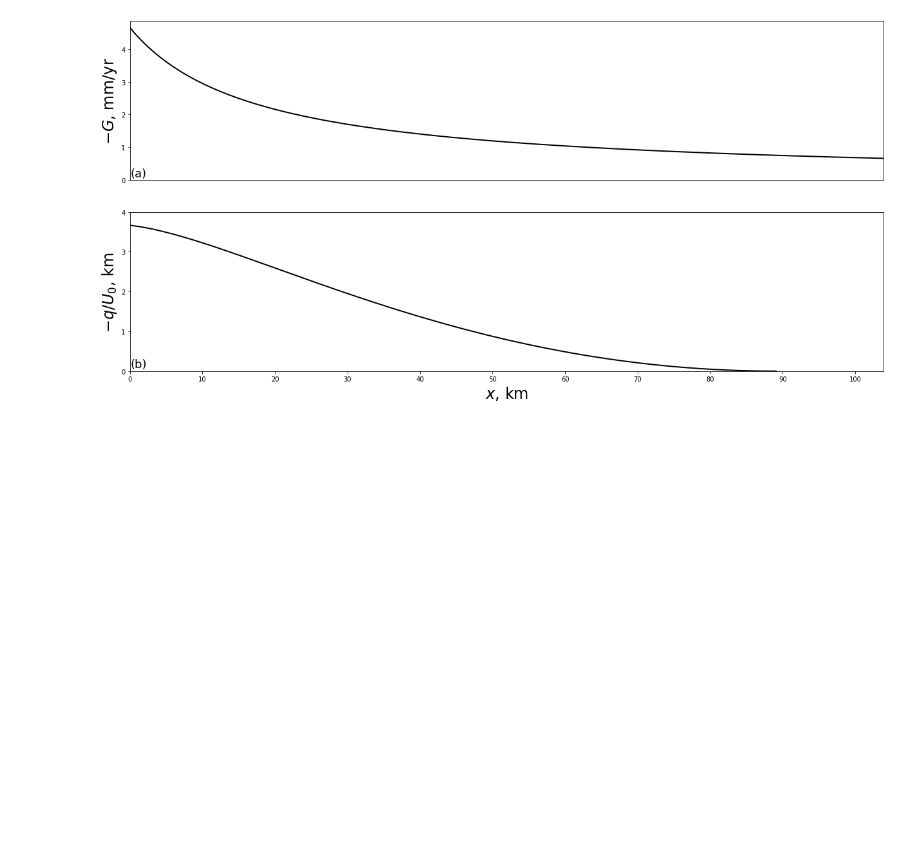
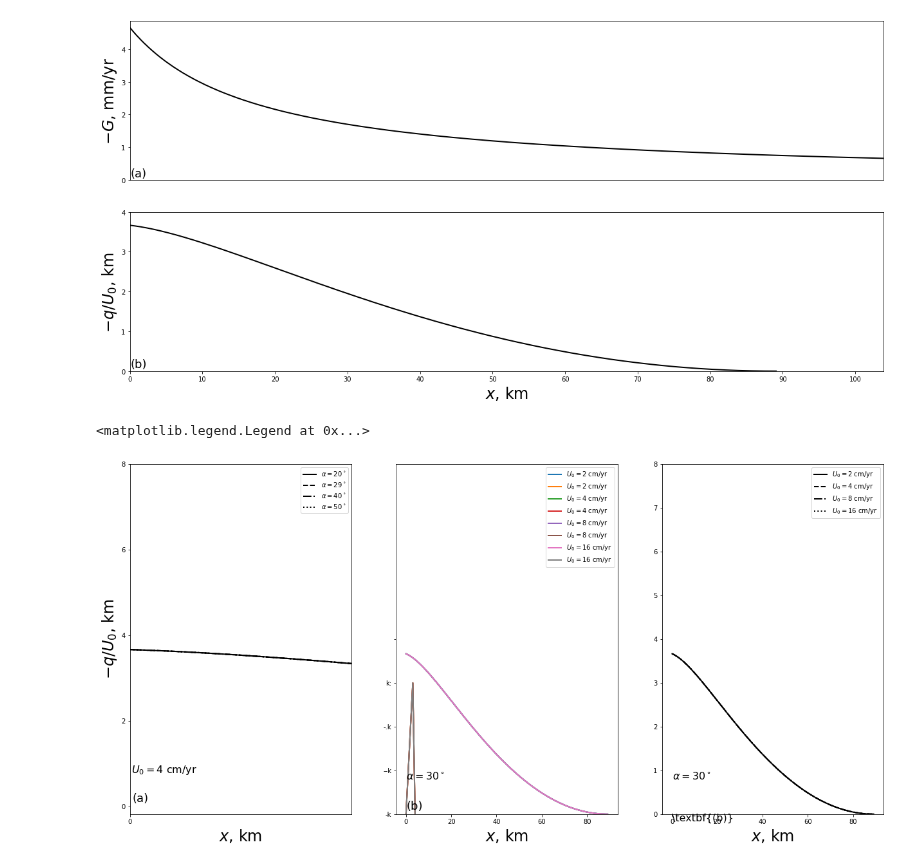
Before and after one commit to FoaLab/partially-molten-rock-PUP, a Jupyter notebook: content/ch13.ipynb, the cells around one changed output. Drawn from its saved outputs; the diff is of its cells as text; code cells hidden in the pictures; blank space fills up the shorter version.

Commit message:
ch 13: sketch of Figure 13.6

```diff
--- a/content/ch13.ipynb
+++ b/content/ch13.ipynb
@@ -420,11 +420,11 @@ def melting_rate(distance, depth, par):
 Figures below plot a numerical solution to equation \eqref{eq:mor-decomp-flux-divergence}. The half spreading rate $U_0$ is 4 cm/year. __(a)__ The top $z_h$ and bottom $z_b$ of the melting regime. Near the axis, $z_h$ reaches very shallow depths, indicating a sharp thermal gradient in the lithosphere above it. This leads to a large diffusive heat flux near the axis at $z_h$, which causes rapid freezing. __(b)__ The rate of freezing, $-G$. It shows a gradual increase moving from $x_d$ toward the axis, and then a sharp increase within about 25~km of the axis. __(c)__ This
 rapid freezing diminishes the flow of melt through the decompaction channel.
 # %%
-def FocusingModelTriangle():
+def FocusingModelTriangle(par_=None):
 
     secperyr = 60*60*24*365.5
 
-    par = PAR()
+    par = PAR() if par_ is None else par_
     par.Tsfc = 273.
     par.Tm   = 1350. + 273.
     par.TS0  = 1100. + 273.
@@ -491,3 +491,51 @@ ax[1].text(0.1, 0.1, r'(b)', fontsize=18)
 plt.show()
 # %% [output]
 [figure]
+# %%
+f, ax = plt.subplots(1, 3)
+f.set_size_inches(21.0, 10.0)
+
+par = FocusingModelTriangle()
+
+alpha = np.array([20., 30., 40., 50.]) * np.pi/180.
+pltstl = ['-k', '--k', '-.k', 'k:', '-k']
+for a, stl in zip(alpha, pltstl):
+    par.alpha = a
+    A = FocusingModelTriangle(par);
+    ax[0].plot(A.x, A.cruth, stl, linewidth=2, label=r'$\alpha ='+str(int(a*180/np.pi))+'^\circ$')
+ax[0].set_xlabel(r'$x$, km', fontsize=24)
+ax[0].set_ylabel(r'$-q/U_0$, km', fontsize=24)
+ax[0].set_xticks((0, 50, 100, 150))
+ax[0].set_yticks((0, 2, 4, 6, 8))
+ax[0].set_xlim(0.0, 8)
+ax[0].text(0.05, 0.99, r'$U_0 = 4$ cm/yr', fontsize=16, verticalalignment='top', horizontalalignment='left')
+ax[0].text(0.1, 0.1, '(a)', fontsize=18)
+ax[0].legend()
+
+secperyr = 60. * 60. * 24. * 365.5
+U0 = np.array([2., 4., 8., 16.])/100/secperyr  # m/sec
+for u0, stl in zip(U0, pltstl):
+    par.U0 = u0
+    A = FocusingModelTriangle(par)
+    ax[1].plot(A.x, A.cruth, pltstl, linewidth=2, label=r'$U_0 ='+str(int(u0*100.*secperyr))+'$ cm/yr')
+ax[1].set_xlabel(r'$x$, km', fontsize=24)
+ax[1].set_ylim(0.0, 8.0)
+ax[1].set_yticks((0, 1, 2, 3, 4))
+ax[1].text(0.1, 0.1, r'(b)', fontsize=18)
+ax[1].text(0.05, 0.99, r'$\alpha=30^\circ$', fontsize=16, verticalalignment='top', horizontalalignment='left')
+ax[1].legend()
+
+secperyr = 60*60*24*365.5;
+U0 = np.array([2., 4., 8., 16.])/100./secperyr  # m/sec
+for u0, stl in zip(U0, pltstl):
+    par.U0 = u0
+    A = FocusingModelTriangle(par)
+    ax[2].plot(A.x, A.cruth, stl, linewidth=2, label=r'$U_0 ='+str(int(u0*100.*secperyr))+'$ cm/yr')
+ax[2].set_ylim(0.0, 8.0)
+ax[2].set_xlabel(r'$x$, km', fontsize=24)
+ax[2].text(0.05, 0.99, r'$\alpha=30^\circ$', fontsize=16, verticalalignment='top', horizontalalignment='left')
+ax[2].text(0.01, 0.01, r'\textbf{(b)}', fontsize=16, verticalalignment='top', horizontalalignment='left')
+ax[2].legend()
+# %% [output]
+<matplotlib.legend.Legend at 0x...>
+[figure, added]
```
